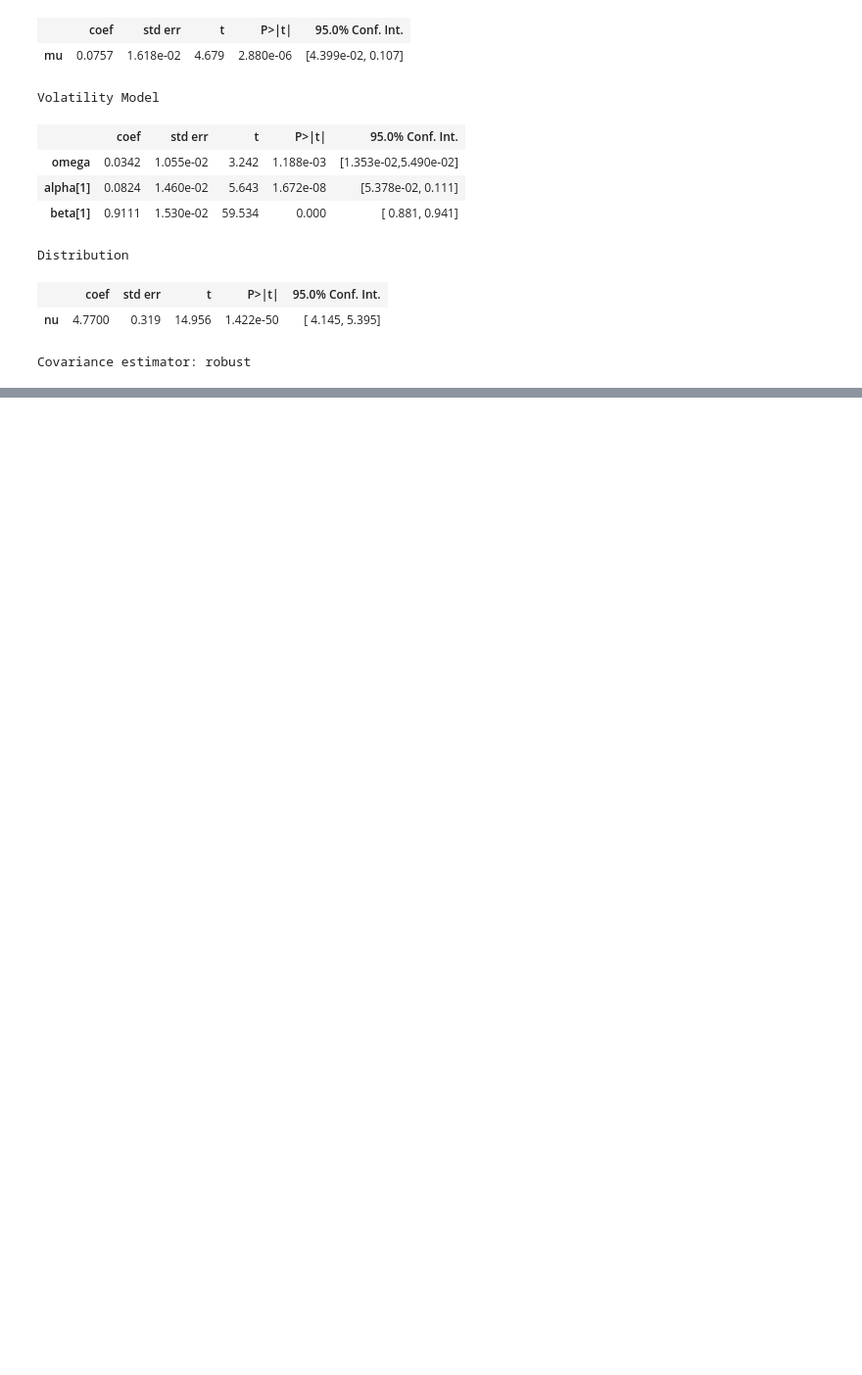
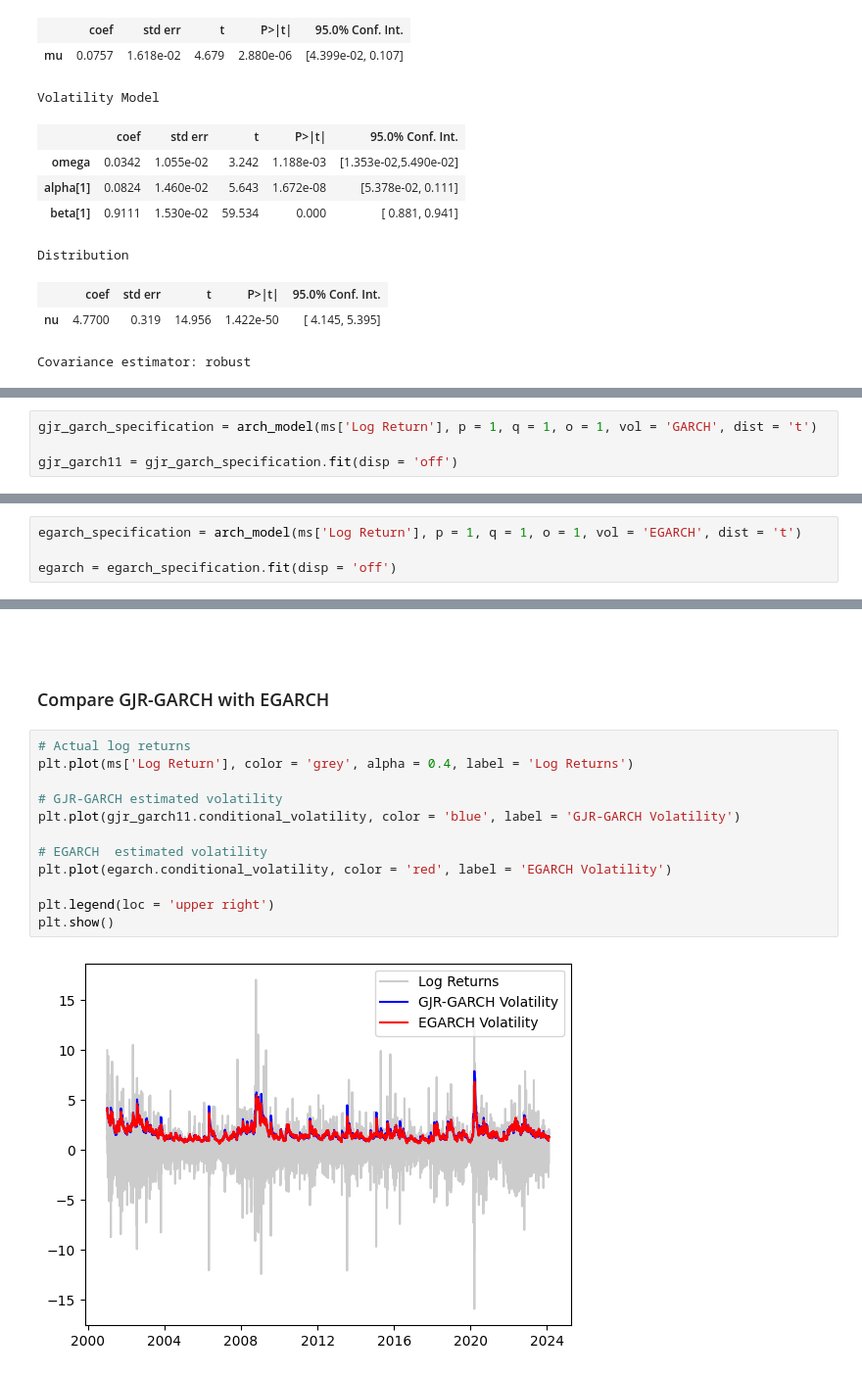
Before and after one commit to GrzegorzPus/Volatility-modeling-of-financial-instruments, a Jupyter notebook: Volatility modeling-Microsoft.ipynb, the cells around one changed output, grey strips where cells are left out. Shown at 98% size. Cells and saved outputs as stored; diff of their text form; blank space fills up the shorter version.

```diff
--- a/Volatility modeling-Microsoft.ipynb
+++ b/Volatility modeling-Microsoft.ipynb
@@ -309,0 +382,4 @@ Covariance estimator: robust
+# %%
+gjr_garch_specification = arch_model(ms['Log Return'], p = 1, q = 1, o = 1, vol = 'GARCH', dist = 't')
+
+gjr_garch11 = gjr_garch_specification.fit(disp = 'off')
@@ -309,0 +415,4 @@ Covariance estimator: robust
+# %%
+egarch_specification = arch_model(ms['Log Return'], p = 1, q = 1, o = 1, vol = 'EGARCH', dist = 't')
+
+egarch = egarch_specification.fit(disp = 'off')
@@ -309,0 +444,18 @@ Covariance estimator: robust
+# %% [markdown]
+<br>
+# %% [markdown]
+### Compare GJR-GARCH with EGARCH
+# %%
+# Actual log returns
+plt.plot(ms['Log Return'], color = 'grey', alpha = 0.4, label = 'Log Returns')
+
+# GJR-GARCH estimated volatility
+plt.plot(gjr_garch11.conditional_volatility, color = 'blue', label = 'GJR-GARCH Volatility')
+
+# EGARCH  estimated volatility
+plt.plot(egarch.conditional_volatility, color = 'red', label = 'EGARCH Volatility')
+
+plt.legend(loc = 'upper right')
+plt.show()
+# %% [output]
+[figure, added]
```
Also changed, not shown: parts of 16 cells of this notebook.
